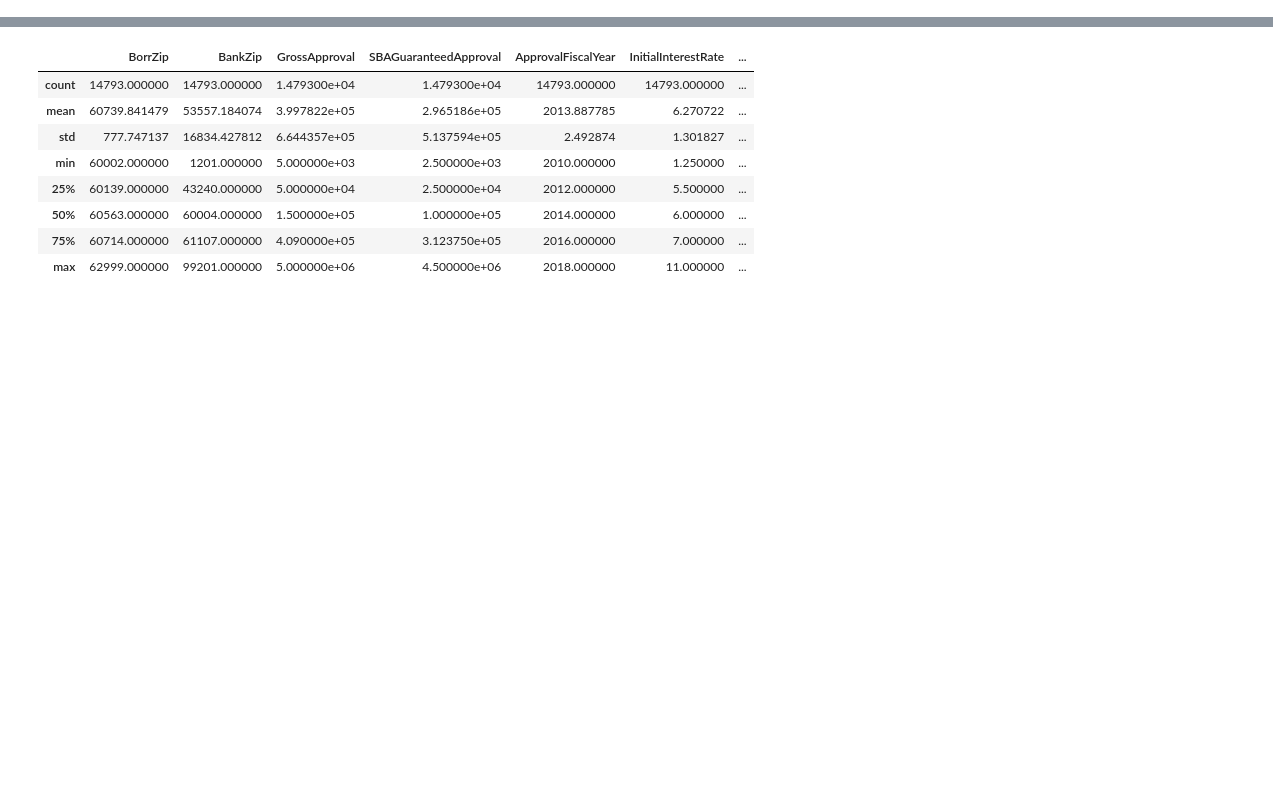
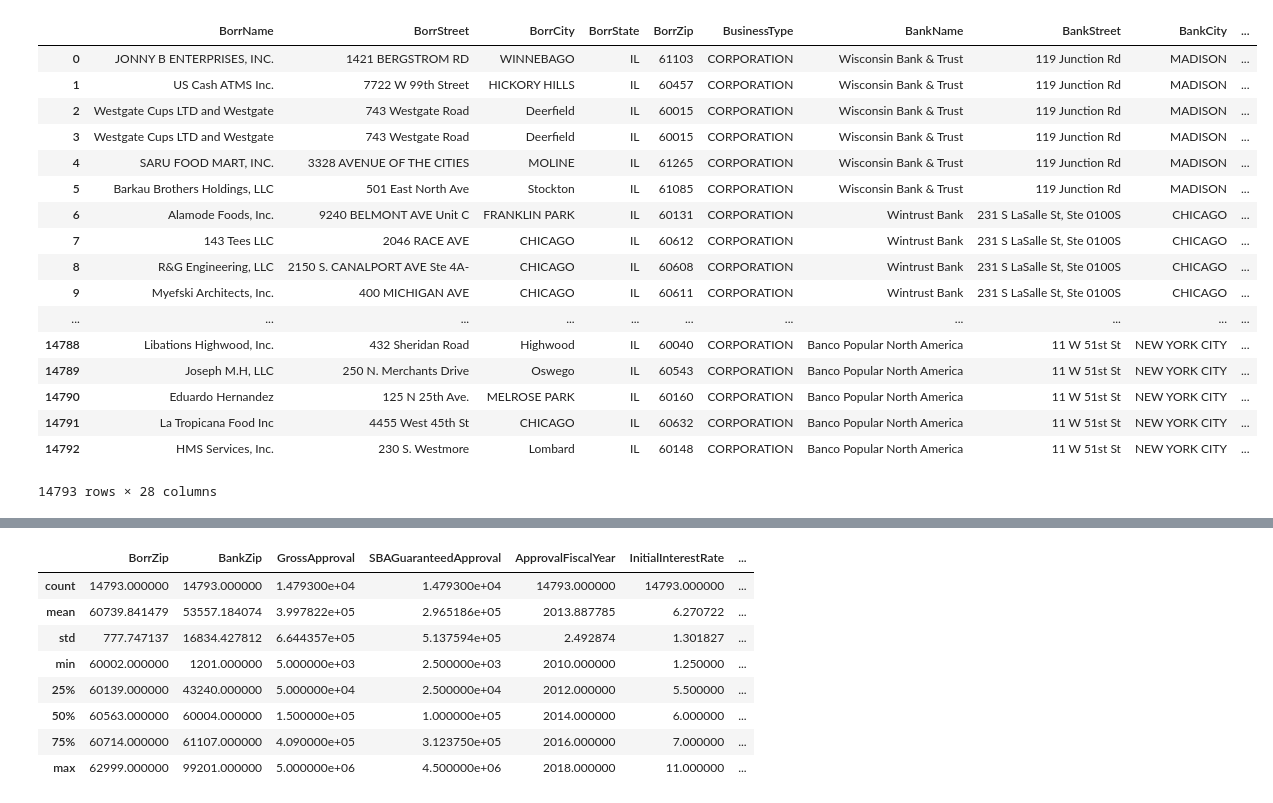
Before and after one commit to FJGalliano/MachineLearning_SBA, a Jupyter notebook: SBA_MachineLearning.ipynb, the cells around one changed output, grey strips where cells are left out. Cells and saved outputs as stored; diff of their text form; code cells hidden in the pictures; blank space fills up the shorter version.

```diff
--- a/SBA_MachineLearning.ipynb
+++ b/SBA_MachineLearning.ipynb
@@ -20,2 +20,23 @@ il_df = pd.read_csv(iL)
 # %%
 #df = datafile.parse('7A_FY2010_Present')
+# %%
+ill_df
+# %% [output]
+|  | BorrName | BorrStreet | BorrCity | BorrState | BorrZip | BusinessType | BankName | BankStreet | BankCity | ... |
+| 0 | JONNY B ENTERPRISES, INC. | 1421 BERGSTROM RD | WINNEBAGO | IL | 61103 | CORPORATION | Wisconsin Bank & Trust | 119 Junction Rd | MADISON | ... |
+| 1 | US Cash ATMS Inc. | 7722 W 99th Street | HICKORY HILLS | IL | 60457 | CORPORATION | Wisconsin Bank & Trust | 119 Junction Rd | MADISON | ... |
+| 2 | Westgate Cups LTD and Westgate | 743 Westgate Road | Deerfield | IL | 60015 | CORPORATION | Wisconsin Bank & Trust | 119 Junction Rd | MADISON | ... |
+| 3 | Westgate Cups LTD and Westgate | 743 Westgate Road | Deerfield | IL | 60015 | CORPORATION | Wisconsin Bank & Trust | 119 Junction Rd | MADISON | ... |
+| 4 | SARU FOOD MART, INC. | 3328 AVENUE OF THE CITIES | MOLINE | IL | 61265 | CORPORATION | Wisconsin Bank & Trust | 119 Junction Rd | MADISON | ... |
+| 5 | Barkau Brothers Holdings, LLC | 501 East North Ave | Stockton | IL | 61085 | CORPORATION | Wisconsin Bank & Trust | 119 Junction Rd | MADISON | ... |
+| 6 | Alamode Foods, Inc. | 9240 BELMONT AVE Unit C | FRANKLIN PARK | IL | 60131 | CORPORATION | Wintrust Bank | 231 S LaSalle St, Ste 0100S | CHICAGO | ... |
+| 7 | 143 Tees LLC | 2046 RACE AVE | CHICAGO | IL | 60612 | CORPORATION | Wintrust Bank | 231 S LaSalle St, Ste 0100S | CHICAGO | ... |
+| 8 | R&G Engineering, LLC | 2150 S. CANALPORT AVE Ste 4A- | CHICAGO | IL | 60608 | CORPORATION | Wintrust Bank | 231 S LaSalle St, Ste 0100S | CHICAGO | ... |
+| 9 | Myefski Architects, Inc. | 400 MICHIGAN AVE | CHICAGO | IL | 60611 | CORPORATION | Wintrust Bank | 231 S LaSalle St, Ste 0100S | CHICAGO | ... |
+| ... | ... | ... | ... | ... | ... | ... | ... | ... | ... | ... |
+| 14788 | Libations Highwood, Inc. | 432 Sheridan Road | Highwood | IL | 60040 | CORPORATION | Banco Popular North America | 11 W 51st St | NEW YORK CITY | ... |
+| 14789 | Joseph M.H, LLC | 250 N. Merchants Drive | Oswego | IL | 60543 | CORPORATION | Banco Popular North America | 11 W 51st St | NEW YORK CITY | ... |
+| 14790 | Eduardo Hernandez | 125 N 25th Ave. | MELROSE PARK | IL | 60160 | CORPORATION | Banco Popular North America | 11 W 51st St | NEW YORK CITY | ... |
+| 14791 | La Tropicana Food Inc | 4455 West 45th St | CHICAGO | IL | 60632 | CORPORATION | Banco Popular North America | 11 W 51st St | NEW YORK CITY | ... |
+| 14792 | HMS Services, Inc. | 230 S. Westmore | Lombard | IL | 60148 | CORPORATION | Banco Popular North America | 11 W 51st St | NEW YORK CITY | ... |
+14793 rows × 28 columns
```
Also changed, not shown: parts of 13 cells of this notebook, 4 other files.
